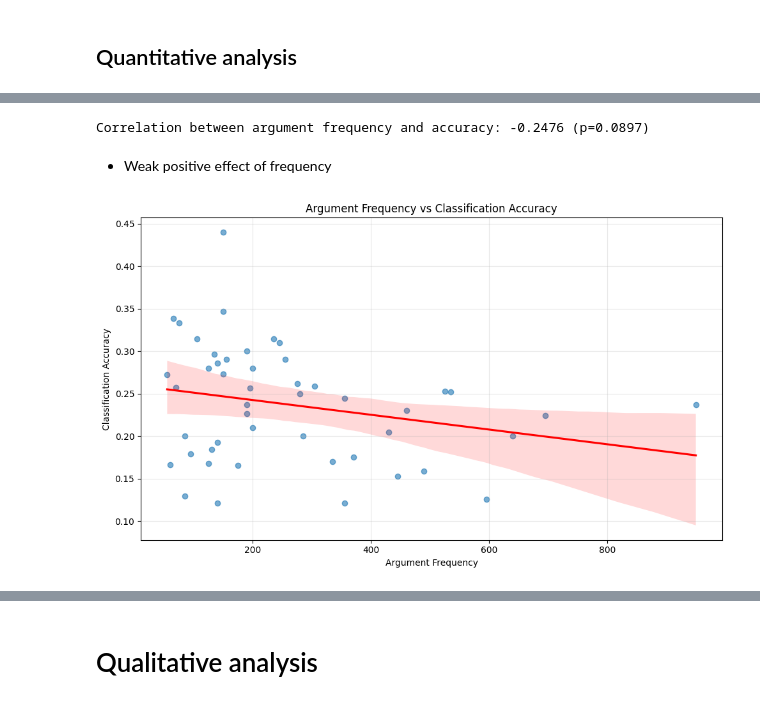
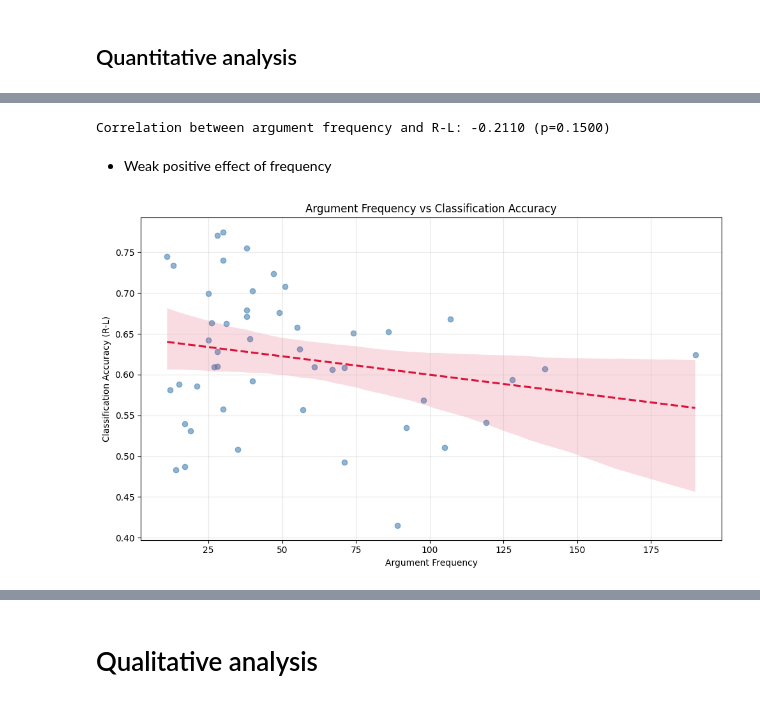
Before and after one commit to mattguida/error_analysis_arg_min_paper, a Jupyter notebook: quantitative_analysis/error_analysis_t2.ipynb, the cells around one changed output, grey strips where cells are left out. Cells and saved outputs as stored; diff of their text form; code cells hidden in the pictures.

```diff
--- a/quantitative_analysis/error_analysis_t2.ipynb
+++ b/quantitative_analysis/error_analysis_t2.ipynb
@@ -26,4 +26,4 @@ warnings.filterwarnings('ignore')
 # %% [markdown]
 # All analysis on Gemini1.5, 5-s, Task2
 # %%
-all_cases = pd.read_csv('qualitative_analysis/error_analysis_t2.csv')
+all_cases = pd.read_csv('../qualitative_analysis/error_analysis_t2.csv')
@@ -141,35 +173,33 @@ for topic in worst_arguments_per_topic_df['topic'].unique():
 arg_counts = all_cases['argument'].value_counts().reset_index()
 arg_counts.columns = ['argument', 'frequency']
 
-arg_accuracy = all_cases.groupby('argument').apply(
-    lambda x: (x['gold'] == x['pred']).mean()
-).reset_index()
-arg_accuracy.columns = ['argument', 'accuracy']
+arg_rouge = all_cases.groupby('argument')['rouge_score'].mean().reset_index()
+arg_rouge.columns = ['argument', 'mean_rougeL']
 
-arg_analysis = pd.merge(arg_counts, arg_accuracy, on='argument')
+arg_analysis = pd.merge(arg_counts, arg_rouge, on='argument')
 
-corr, p_value = pearsonr(arg_analysis['frequency'], arg_analysis['accuracy'])
-print(f"Correlation between argument frequency and accuracy: {corr:.4f} (p={p_value:.4f})")
+corr, p_value = pearsonr(arg_analysis['frequency'], arg_analysis['mean_rougeL'])
+print(f"Correlation between argument frequency and R-L: {corr:.4f} (p={p_value:.4f})")
 # %% [output]
-Correlation between argument frequency and accuracy: -0.2476 (p=0.0897)
+Correlation between argument frequency and R-L: -0.2110 (p=0.1500)
 # %% [markdown]
 - Weak positive effect of frequency
 # %%
 plt.figure(figsize=(10, 6))
-sns.regplot(
+ax = sns.regplot(
     data=arg_analysis,
     x='frequency',
-    y='accuracy',
-    scatter_kws={'alpha':0.6},
-    line_kws={'color':'red'}
+    y='mean_rougeL',
+    scatter_kws={'alpha':0.6, 'color':'steelblue'},
+    line_kws={'color':'crimson', 'linestyle':'--'}
 )
 plt.xlabel('Argument Frequency')
-plt.ylabel('Classification Accuracy')
+plt.ylabel('Classification Accuracy (R-L)')
 plt.title('Argument Frequency vs Classification Accuracy')
 plt.grid(True, alpha=0.3)
 plt.tight_layout()
 # %% [output]
-[figure, old version]
+[figure, new version]
 # %%
 ### 2. Single Argument Performance
 
```
Also changed, not shown: parts of 13 cells of this notebook, 1 other file.
